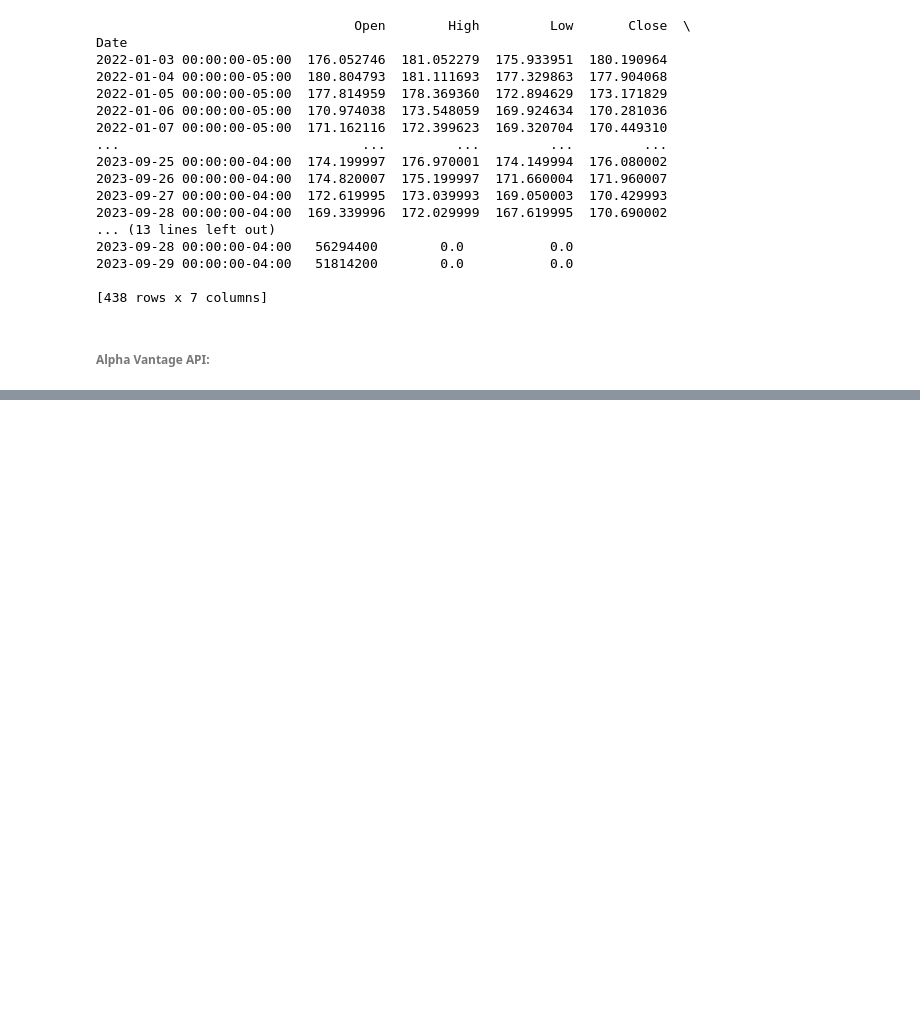
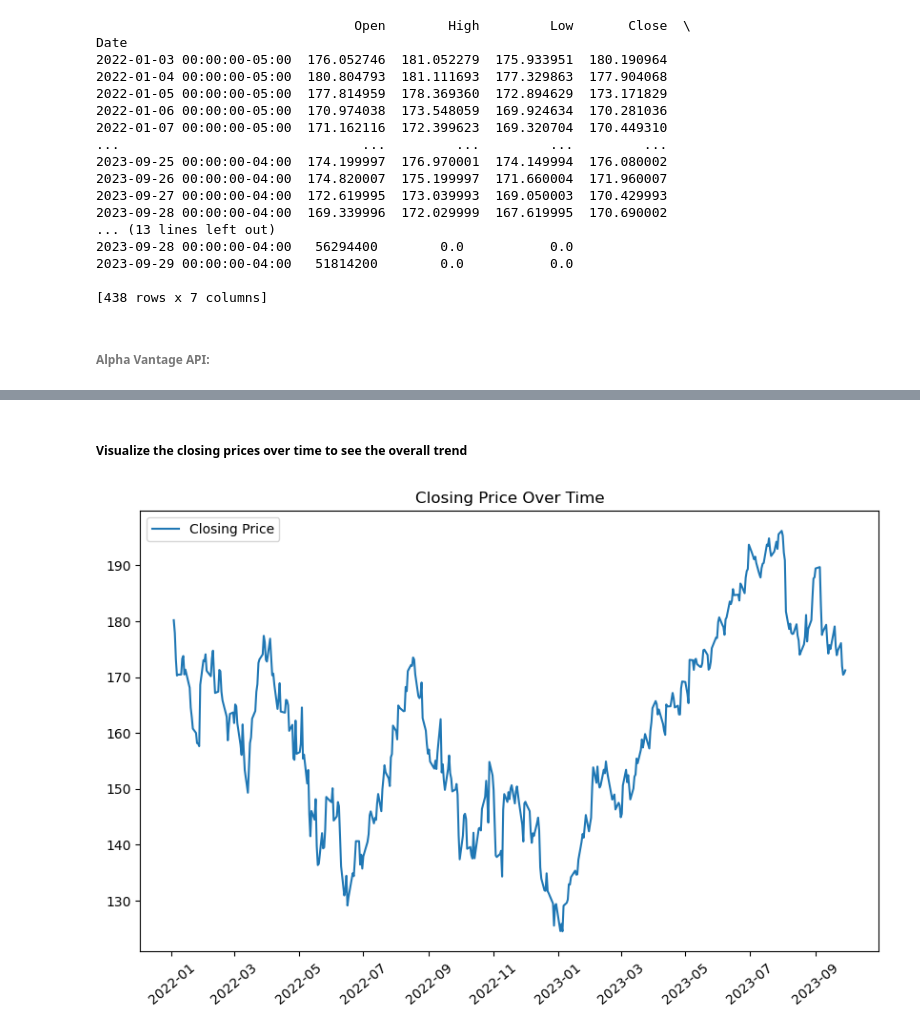
Before and after one commit to jerryola1/Predictive-Analytics-Project, a Jupyter notebook: Predictive Analytics Project.ipynb, the cells around one changed output, grey strips where cells are left out. Cells and saved outputs as stored; diff of their text form; code cells hidden in the pictures; blank space fills up the shorter version.

```diff
--- a/Predictive Analytics Project.ipynb
+++ b/Predictive Analytics Project.ipynb
@@ -64,0 +107,12 @@ tickerDf.sample(3)
+# %% [markdown]
+##### Visualize the closing prices over time to see the overall trend
+# %%
+# Plotting the closing prices
+plt.figure(figsize=(10,6))
+plt.plot(data['Close'], label='Closing Price')
+plt.title('Closing Price Over Time')
+plt.legend()
+plt.xticks(rotation = 40)
+plt.show()
+# %% [output]
+[figure, added]
```
Also changed, not shown: parts of 35 cells of this notebook.
